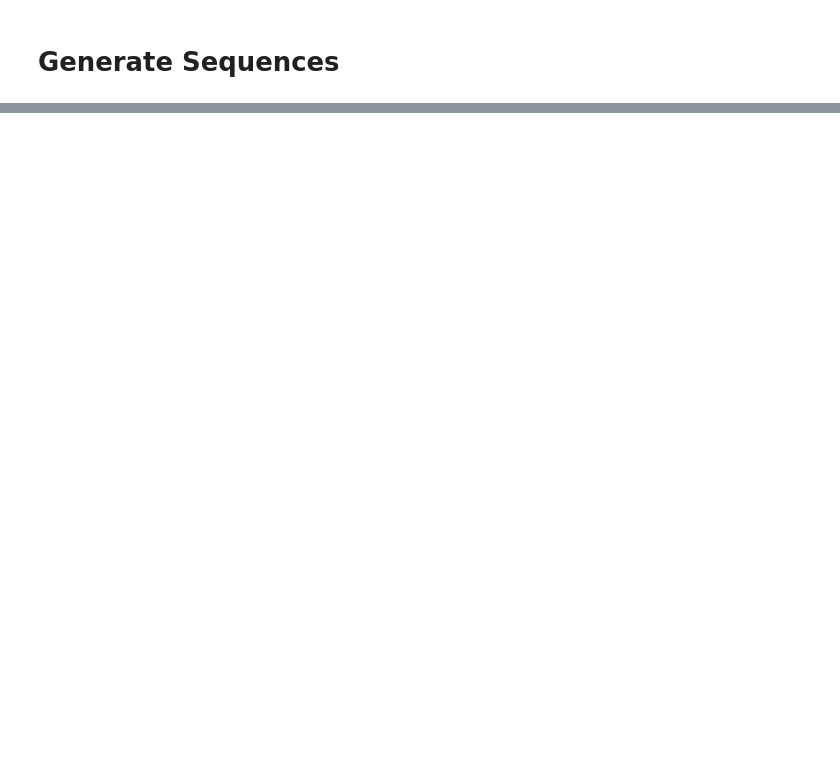
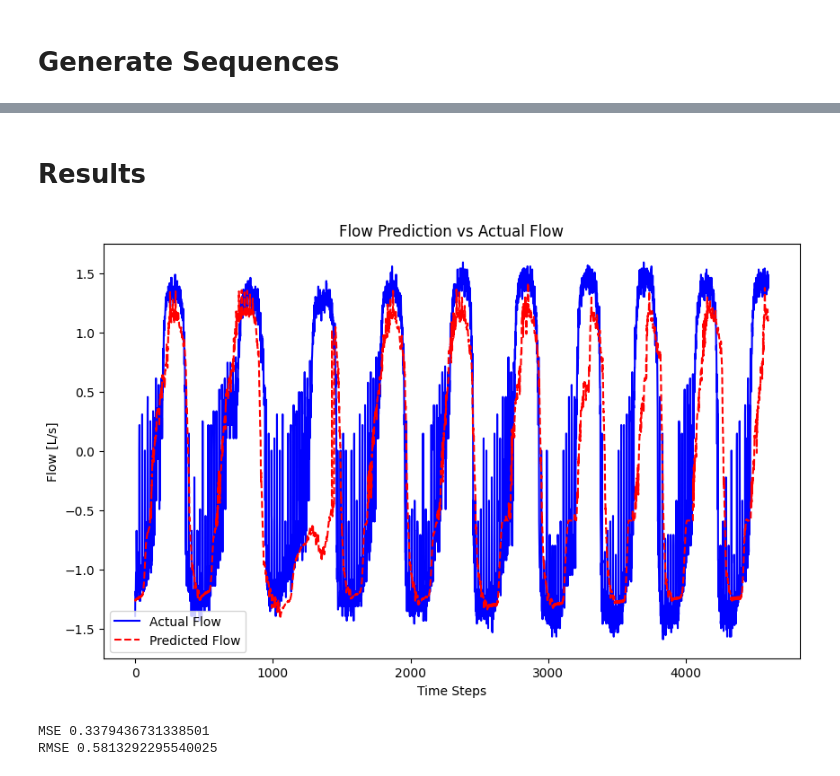
Before and after one commit to kellerflint/IoT-Final-Project, a Jupyter notebook: model.ipynb, the cells around one changed output, grey strips where cells are left out. Saved outputs shown, nothing was run; the diff lists cells and outputs as text; code cells hidden in the pictures; blank space fills up the shorter version.

Commit message:
updated model with CNN + LSTM code

```diff
--- a/model.ipynb
+++ b/model.ipynb
@@ -72,8 +76,8 @@ def standardize(df, columns):
 # Fill missing values with forward fill
 subject_df.ffill(inplace=True)
 
-# Automatically define columns to process by excluding 'Time [s]'
-columns_to_process = df.columns.drop(['Time [s]', 'Subject Number']).tolist()
+# Define columns to process
+columns_to_process = ['Pressure [cmH2O]', 'V_tidal [L]', 'Flow [L/s]']
 
 subject_df_clean = remove_outliers(df, columns_to_process)
 
@@ -142,0 +147,10 @@ sequence_arrays.shape, target_arrays.shape
+# %%
+model = Sequential()
+model.add(Conv1D(filters=5, kernel_size=2, activation='relu', input_shape=(sequence_length, n_features)))
+model.add(MaxPooling1D(pool_size=2))
+# No Flatten layer here; LSTM can handle 3D input directly after Conv1D and MaxPooling1D
+model.add(LSTM(3, activation='relu'))
+model.add(Dense(1))
+
+model.compile(optimizer='adam', loss='mse', metrics=['mse'])
+model.summary()
@@ -142,0 +178,7 @@ sequence_arrays.shape, target_arrays.shape
+# %%
+history = model.fit(
+    train_generator,
+    epochs=10,
+    verbose=1,
+    validation_data=test_generator,
+)
@@ -142,0 +208,5 @@ sequence_arrays.shape, target_arrays.shape
+# %%
+predictions = model.predict(test_generator)
+
+# Since the test_generator reduces the length of the test set by sequence_length, adjust the y_test accordingly
+adjusted_y_test = y_test[sequence_length:]
@@ -142,0 +215,24 @@ sequence_arrays.shape, target_arrays.shape
+# %% [markdown]
+# Results
+# %%
+# Plotting the results
+plt.figure(figsize=(10, 6))
+plt.plot(adjusted_y_test, label='Actual Flow', color='blue')
+plt.plot(predictions, label='Predicted Flow', color='red', linestyle='--')
+plt.title('Flow Prediction vs Actual Flow')
+plt.xlabel('Time Steps')
+plt.ylabel('Flow [L/s]')
+plt.legend()
+plt.show()
+
+mse = history.history['mse'][-1]
+
+print("MSE", mse)
+
+rmse = np.sqrt(mse)
+
+print("RMSE", rmse)
+# %% [output]
+[figure, added]
+MSE 0.3379436731338501
+RMSE 0.5813292295540025
```
Also changed, not shown: parts of 13 cells of this notebook.
